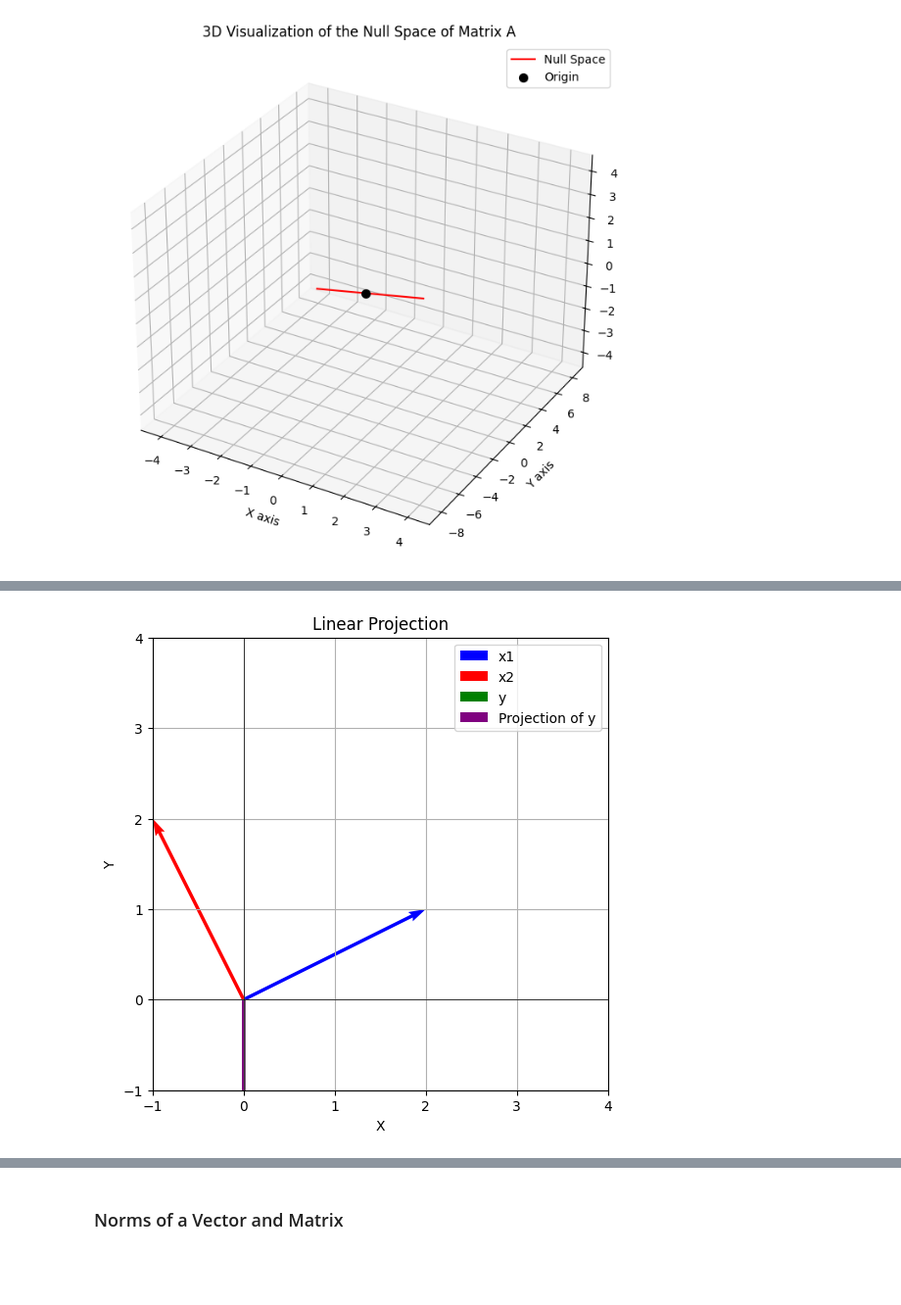
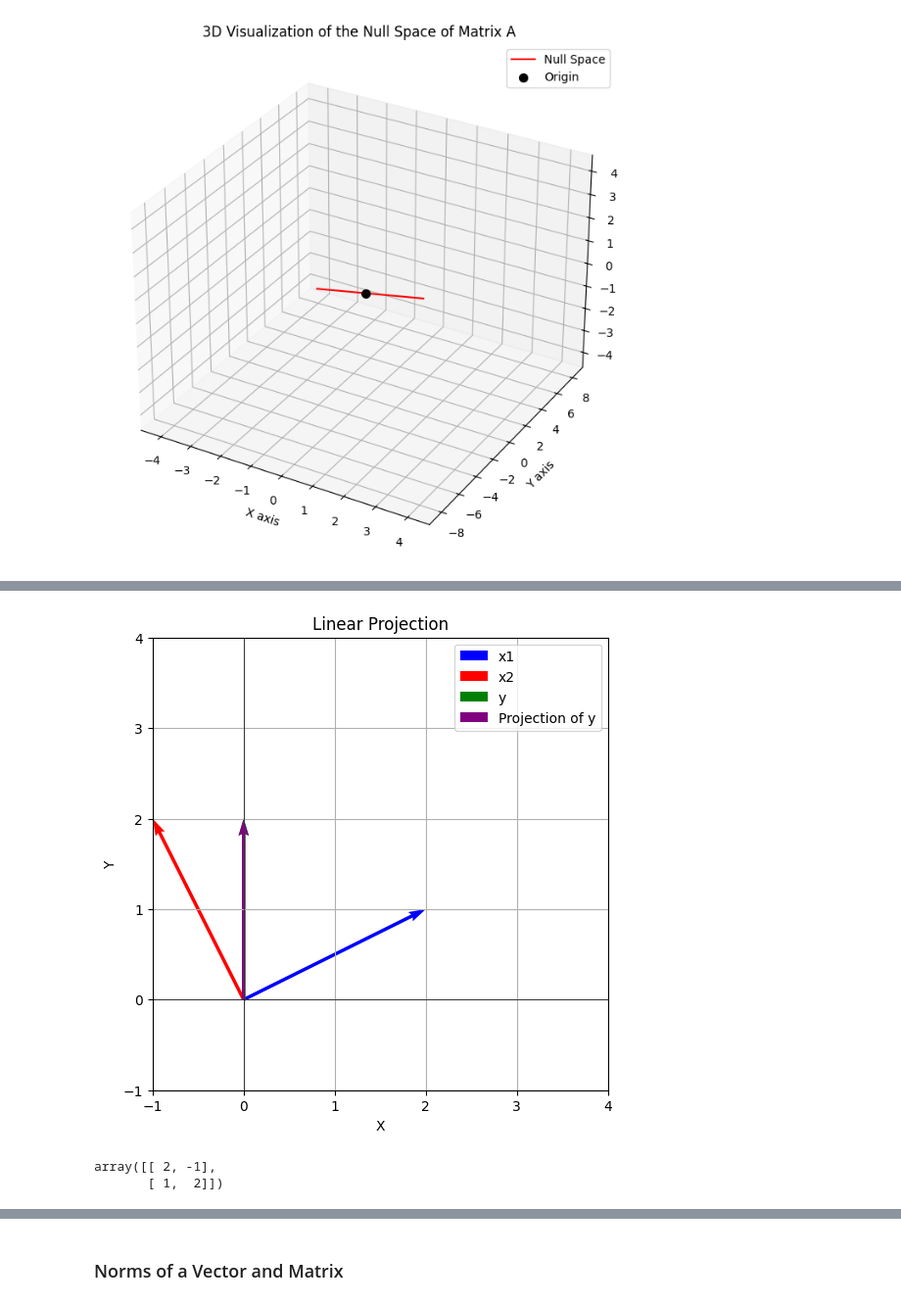
Before and after one commit to hucarlos08/GEO-ML, a Jupyter notebook: Lessons/Basics.ipynb, the cells around one changed output, grey strips where cells are left out. Shown at 98% size. Cells and saved outputs as stored; diff of their text form; code cells hidden in the pictures; blank space fills up the shorter version.

```diff
--- a/Lessons/Basics.ipynb
+++ b/Lessons/Basics.ipynb
@@ -371,34 +394,39 @@ x1 = np.array([2, 1])
 x2 = np.array([-1, 2])
 
 # Define the vector to be projected
-y = np.array([0, -2])
+y = np.array([0, 2])
 
 # Compute the projection of y onto the span of x1 and x2
 A = np.column_stack([x1, x2])
 projection = np.dot(A, np.dot(np.linalg.inv(np.dot(A.T, A)), np.dot(A.T, y)))
 
 # Plot the vectors and the projection
 plt.figure(figsize=(6, 6))
 plt.quiver(0, 0, x1[0], x1[1], angles='xy', scale_units='xy', scale=1, color='blue', label='x1')
 plt.quiver(0, 0, x2[0], x2[1], angles='xy', scale_units='xy', scale=1, color='red', label='x2')
 plt.quiver(0, 0, y[0], y[1], angles='xy', scale_units='xy', scale=1, color='green', label='y')
 plt.quiver(0, 0, projection[0], projection[1], angles='xy', scale_units='xy', scale=1, color='purple', label='Projection of y')
 
 # Plot a dashed line from y to the projection
 plt.plot([y[0], projection[0]], [y[1], projection[1]], '--', color='blue')
 
 # Set plot limits and labels
 plt.xlim(-1, 4)
 plt.ylim(-1, 4)
 plt.xlabel('X')
 plt.ylabel('Y')
 plt.axhline(0, color='black', linewidth=0.5)
 plt.axvline(0, color='black', linewidth=0.5)
 plt.grid(True)
 plt.legend()
 plt.title('Linear Projection')
 
 # Show plot
 plt.show()
 # %% [output]
-[figure, old version]
+[figure, new version]
+# %%
+A
+# %% [output]
+array([[ 2, -1],
+       [ 1,  2]])
```
Also changed, not shown: parts of 5 cells of this notebook.
